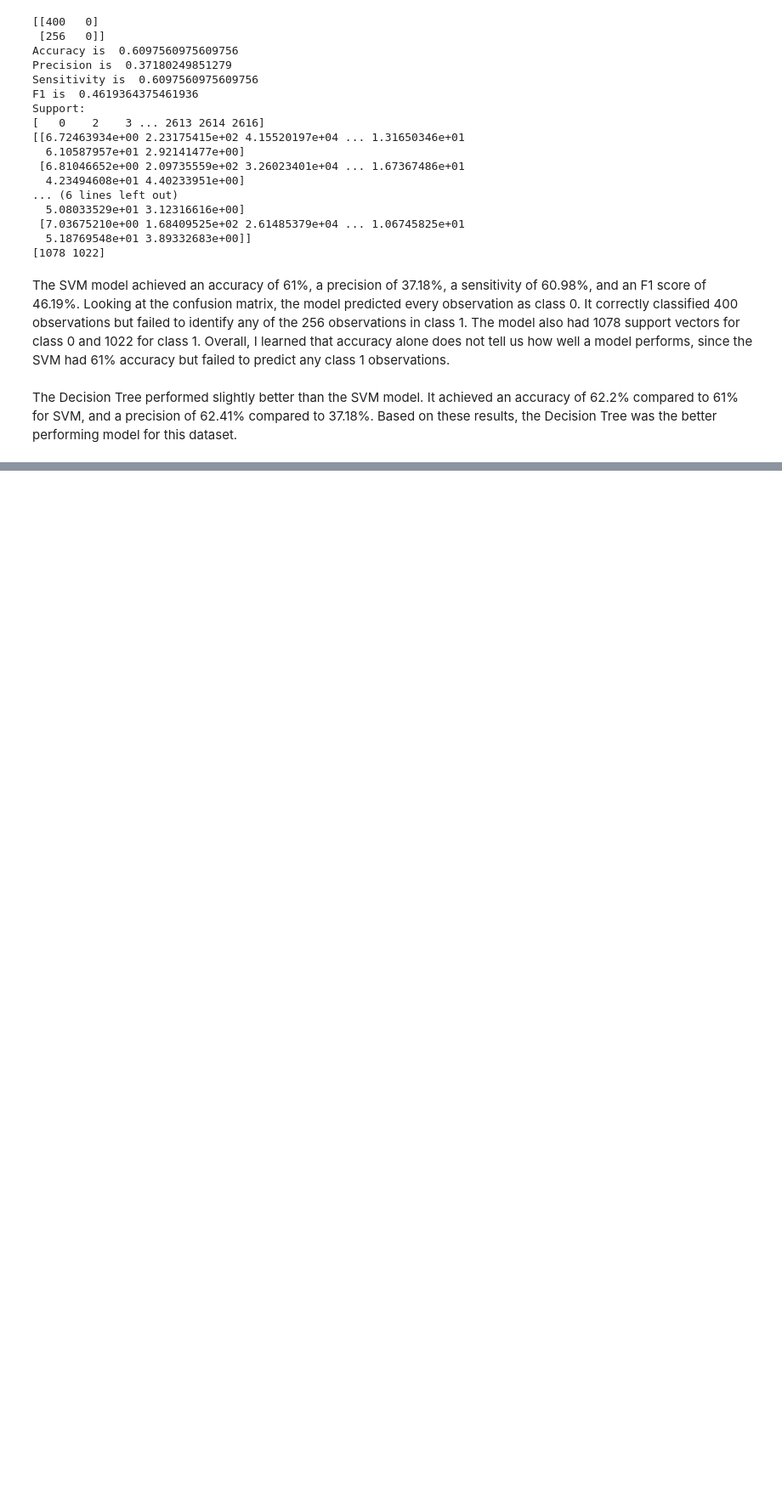
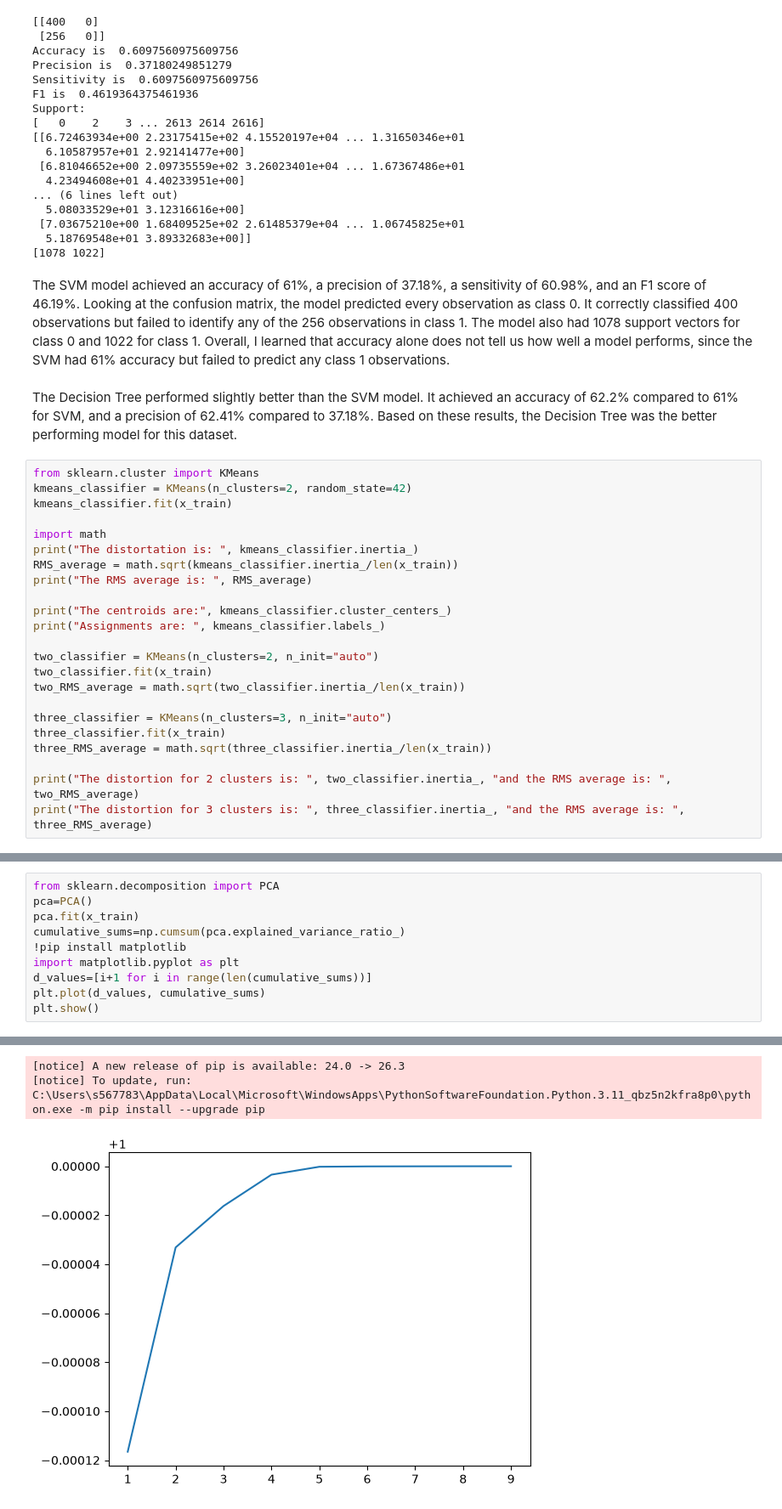
Before and after one commit to wkitar1/KitarMLProject1, a Jupyter notebook: classification.ipynb, the cells around one changed output, grey strips where cells are left out. Shown at 85% size. Saved outputs shown, nothing was run; the diff lists cells and outputs as text; blank space fills up the shorter version.

Commit message:
Add Clustering, dimensional and predictive analysis
I added clustering, dimensional analysis and predicted the data

```diff
--- a/classification.ipynb
+++ b/classification.ipynb
@@ -126,3 +126,26 @@ Support:
  The SVM model achieved an accuracy of 61%, a precision of 37.18%, a sensitivity of 60.98%, and an F1 score of 46.19%. Looking at the confusion matrix, the model predicted every observation as class 0. It correctly classified 400 observations but failed to identify any of the 256 observations in class 1. The model also had 1078 support vectors for class 0 and 1022 for class 1. Overall, I learned that accuracy alone does not tell us how well a model performs, since the SVM had 61% accuracy but failed to predict any class 1 observations.
 # %% [markdown]
 The Decision Tree performed slightly better than the SVM model. It achieved an accuracy of 62.2% compared to 61% for SVM, and a precision of 62.41% compared to 37.18%. Based on these results, the Decision Tree was the better performing model for this dataset.
+# %%
+from sklearn.cluster import KMeans
+kmeans_classifier = KMeans(n_clusters=2, random_state=42)
+kmeans_classifier.fit(x_train)
+
+import math
+print("The distortation is: ", kmeans_classifier.inertia_)
+RMS_average = math.sqrt(kmeans_classifier.inertia_/len(x_train))
+print("The RMS average is: ", RMS_average)
+
+print("The centroids are:", kmeans_classifier.cluster_centers_)
+print("Assignments are: ", kmeans_classifier.labels_)
+
+two_classifier = KMeans(n_clusters=2, n_init="auto")
+two_classifier.fit(x_train)
+two_RMS_average = math.sqrt(two_classifier.inertia_/len(x_train))
+
+three_classifier = KMeans(n_clusters=3, n_init="auto")
+three_classifier.fit(x_train)
+three_RMS_average = math.sqrt(three_classifier.inertia_/len(x_train))
+
+print("The distortion for 2 clusters is: ", two_classifier.inertia_, "and the RMS average is: ", two_RMS_average)
+print("The distortion for 3 clusters is: ", three_classifier.inertia_, "and the RMS average is: ", three_RMS_average)
@@ -128,0 +166,11 @@ The Decision Tree performed slightly better than the SVM model. It achieved an a
+# %%
+from sklearn.decomposition import PCA
+pca=PCA()
+pca.fit(x_train)
+cumulative_sums=np.cumsum(pca.explained_variance_ratio_)
+!pip install matplotlib
+import matplotlib.pyplot as plt
+d_values=[i+1 for i in range(len(cumulative_sums))]
+plt.plot(d_values, cumulative_sums)
+plt.show()
+# %% [output]
@@ -128,0 +194,3 @@ The Decision Tree performed slightly better than the SVM model. It achieved an a
+[notice] A new release of pip is available: 24.0 -> 26.3
+[notice] To update, run: C:\Users\s567783\AppData\Local\Microsoft\WindowsApps\PythonSoftwareFoundation.Python.3.11_qbz5n2kfra8p0\python.exe -m pip install --upgrade pip
+[figure, added]
```
Also changed, not shown: parts of 7 cells of this notebook.
